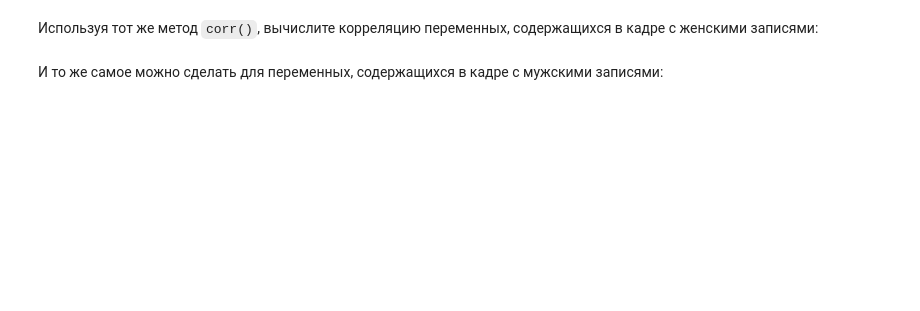
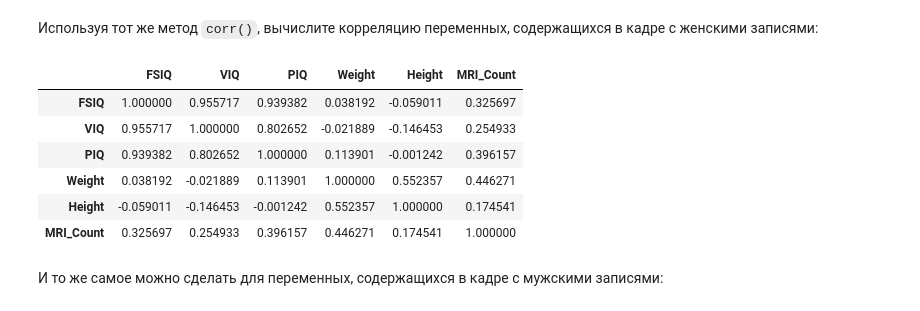
Before and after one commit to vimkill/lab2, a Jupyter notebook: correlation.ipynb, the cells around one changed output. Drawn from its saved outputs; the diff is of its cells as text; code cells hidden in the pictures; blank space fills up the shorter version.

```diff
--- a/correlation.ipynb
+++ b/correlation.ipynb
@@ -166,6 +174,14 @@ brainFrame.?(method='pearson')
 # %% [markdown]
 Используя тот же метод `corr()`, вычислите корреляцию переменных, содержащихся в кадре с женскими записями:
 # %%
-womenDf.?(method='pearson')
+womenDf.corr(method='pearson', numeric_only=True)
+# %% [output]
+|  | FSIQ | VIQ | PIQ | Weight | Height | MRI_Count |
+| FSIQ | 1.000000 | 0.955717 | 0.939382 | 0.038192 | -0.059011 | 0.325697 |
+| VIQ | 0.955717 | 1.000000 | 0.802652 | -0.021889 | -0.146453 | 0.254933 |
+| PIQ | 0.939382 | 0.802652 | 1.000000 | 0.113901 | -0.001242 | 0.396157 |
+| Weight | 0.038192 | -0.021889 | 0.113901 | 1.000000 | 0.552357 | 0.446271 |
+| Height | -0.059011 | -0.146453 | -0.001242 | 0.552357 | 1.000000 | 0.174541 |
+| MRI_Count | 0.325697 | 0.254933 | 0.396157 | 0.446271 | 0.174541 | 1.000000 |
 # %% [markdown]
 И то же самое можно сделать для переменных, содержащихся в кадре с мужскими записями:
```
Also changed, not shown: parts of 7 cells of this notebook.
